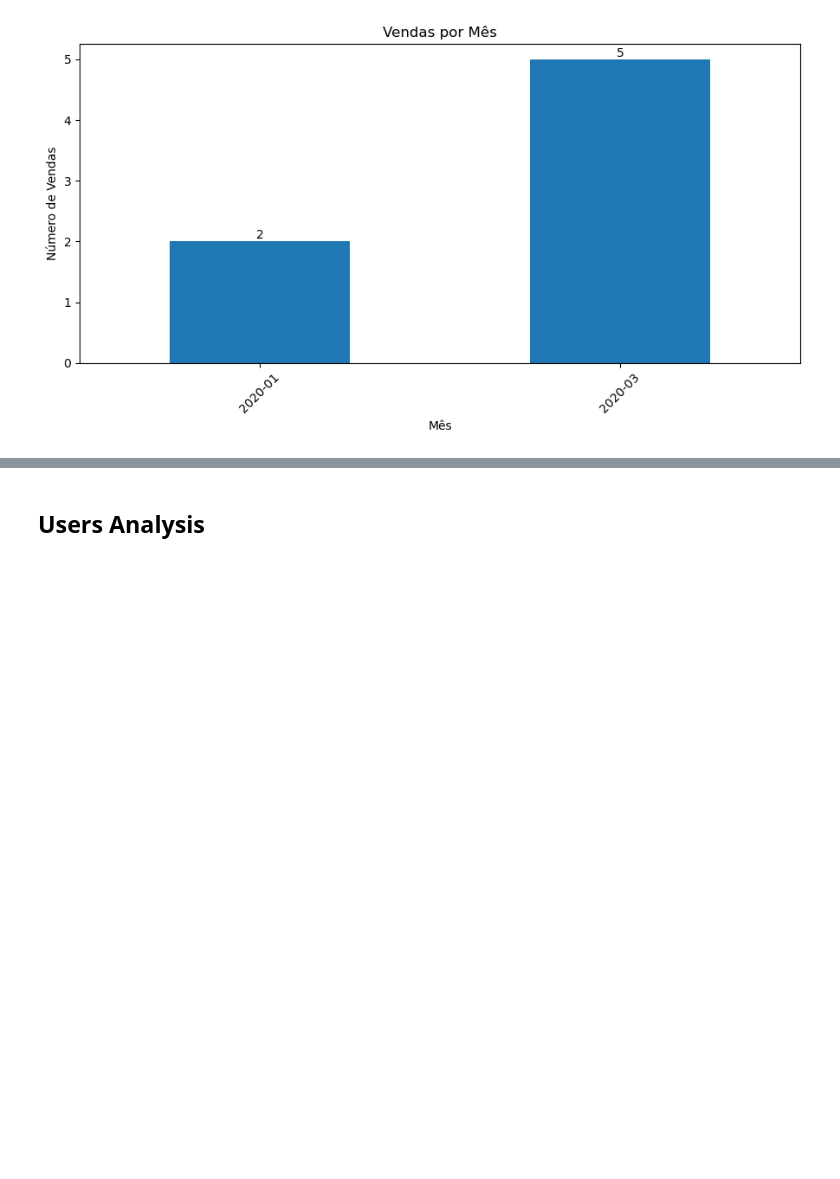
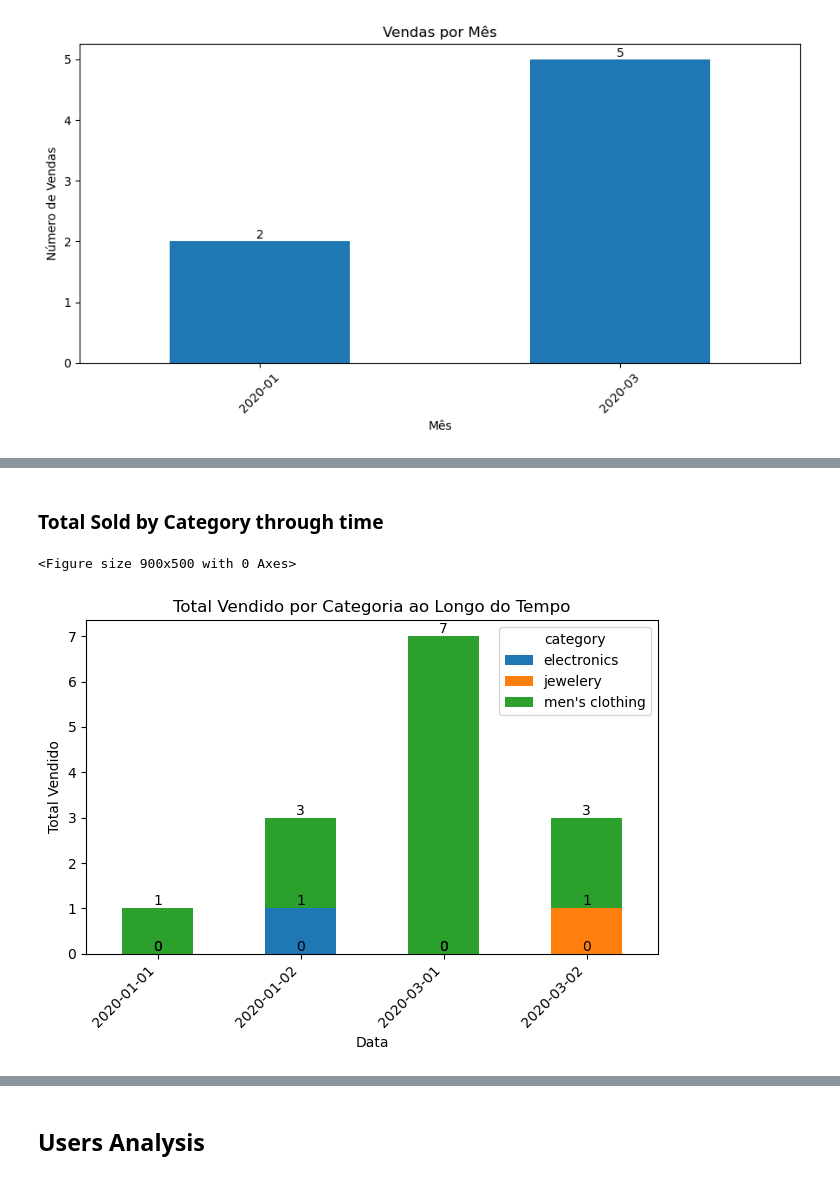
Before and after one commit to joaomj/api_data_analysis, a Jupyter notebook: notebook_eda.ipynb, the cells around one changed output, grey strips where cells are left out. Saved outputs shown, nothing was run; the diff lists cells and outputs as text; code cells hidden in the pictures; blank space fills up the shorter version.

```diff
--- a/notebook_eda.ipynb
+++ b/notebook_eda.ipynb
@@ -826,0 +868,37 @@ plt.show()
+# %% [markdown]
+### Total Sold by Category through time
+# %%
+# Reorganizando df_carts para um formato longo, para que cada linha corresponda a um produto vendido
+df_carts_long = df_carts.melt(id_vars='date', value_vars=products_columns, var_name='product_col', value_name='product_id')
+
+# Merge com df_products para obter a categoria
+total_sold_by_category_date = df_carts_long.merge(df_products[['id', 'category']], left_on='product_id', right_on='id', how='left')
+total_sold_by_category_date = total_sold_by_category_date.groupby(['date', 'category']).size().unstack(fill_value=0)
+
+# Convertendo o formato do eixo X para YYYY-MM-DD
+total_sold_by_category_date.index = pd.to_datetime(total_sold_by_category_date.index).strftime('%Y-%m-%d')
+
+# Filtrando categorias com vendas > 0 em cada data específica
+filtered_data = total_sold_by_category_date.loc[
+    total_sold_by_category_date.sum(axis=1) > 0,
+    (total_sold_by_category_date != 0).any(axis=0)
+]
+
+# Criando o gráfico de barras para total vendido por categoria ao longo do tempo
+plt.figure(figsize=(9, 5))
+ax = filtered_data.plot(kind='bar', stacked=True)
+plt.title('Total Vendido por Categoria ao Longo do Tempo')
+plt.xlabel('Data')
+plt.ylabel('Total Vendido')
+plt.xticks(rotation=45, ha='right')
+plt.tight_layout()
+
+# Adicionando valores acima de cada barra
+for c in ax.containers:
+    ax.bar_label(c, label_type='edge')
+
+plt.savefig('img/total_sold_by_category_time.png')
+plt.show()
+# %% [output]
+<Figure size 900x500 with 0 Axes>
+[figure, added]
```
Also changed, not shown: parts of 14 cells of this notebook.
